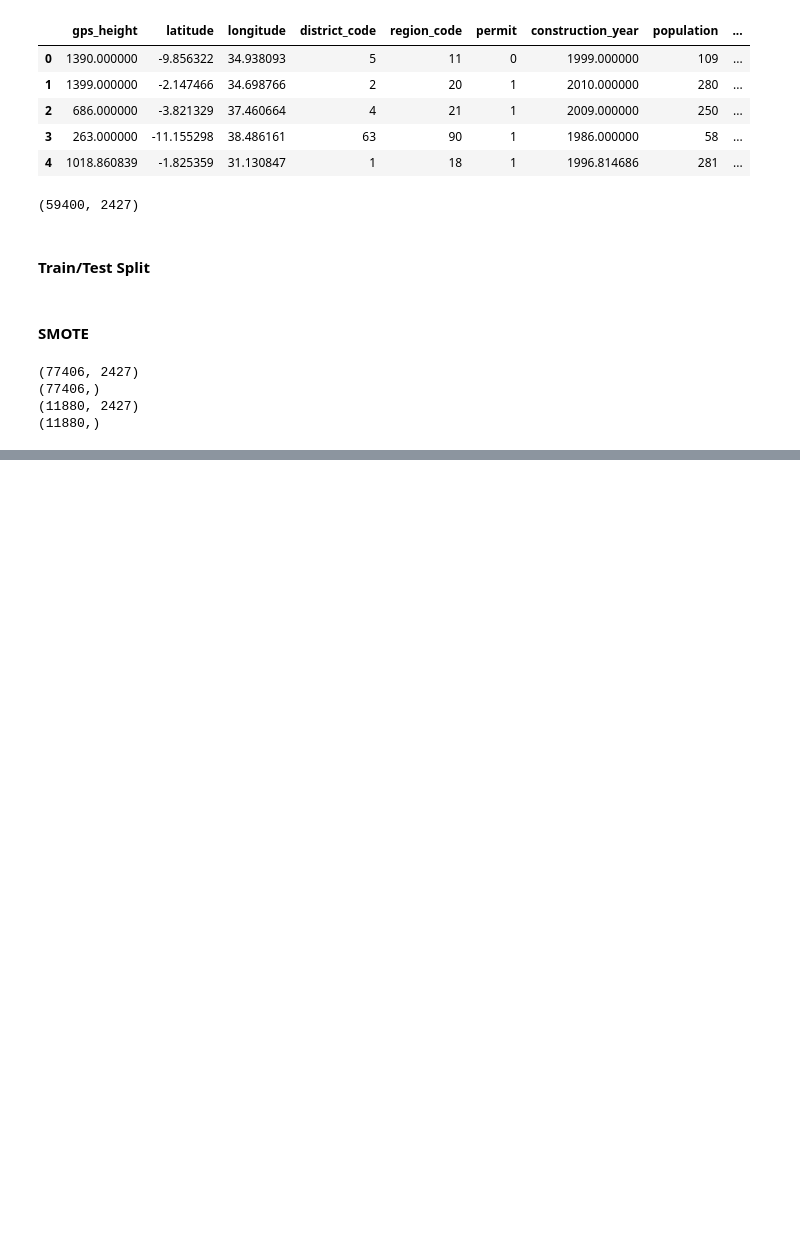
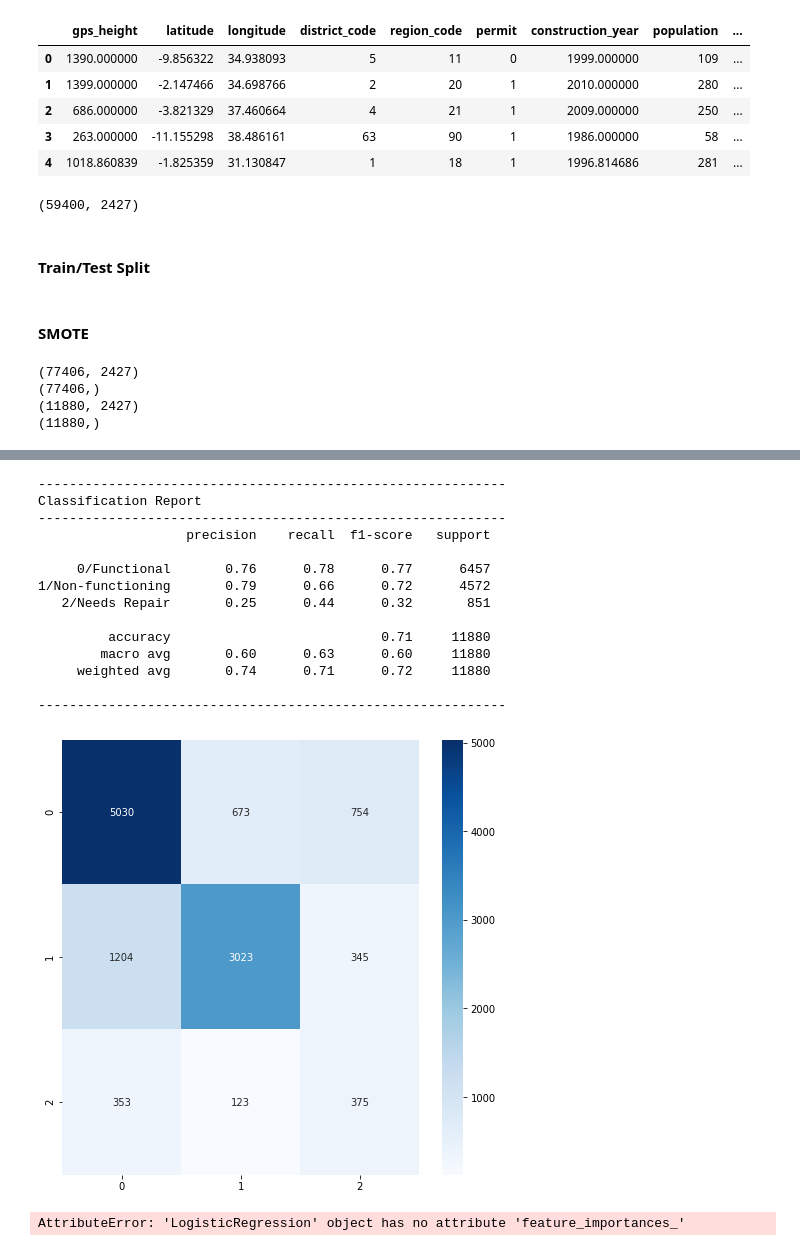
Before and after one commit to davidrtorres/Model-3-Tanzania-Water-Crisis, a Jupyter notebook: student_1_13_22.ipynb, the cells around one changed output, grey strips where cells are left out. Cells and saved outputs as stored; diff of their text form; code cells hidden in the pictures; blank space fills up the shorter version.

```diff
--- a/student_1_13_22.ipynb
+++ b/student_1_13_22.ipynb
@@ -1156,8 +1176,24 @@ logisticR = LogisticRegression(**logisticR_params)
 model = logisticR.fit(X_train_resampled, y_train_resampled)
 y_pred=model.predict(X_test)
 # %%
-class_report = eval_classification_model(X_train_resampled, X_test,
+model = eval_classification_model(X_train_resampled, X_test,
                  y_train_resampled, y_pred)
+# %% [output]
+------------------------------------------------------------
+Classification Report
+------------------------------------------------------------
+                   precision    recall  f1-score   support
+
+     0/Functional       0.76      0.78      0.77      6457
+1/Non-functioning       0.79      0.66      0.72      4572
+   2/Needs Repair       0.25      0.44      0.32       851
+
+         accuracy                           0.71     11880
+        macro avg       0.60      0.63      0.60     11880
+     weighted avg       0.74      0.71      0.72     11880
+
+------------------------------------------------------------
+[figure, added]
 # %%
 # rf_params = gscv_models.iloc[2]['best params']
 # rf = RandomForestClassifier(**rf_params)
@@ -1179,6 +1215,8 @@ indices = np.argsort(importances)
 # plt.yticks(range(len(indices)), [features[i] for i in indices])
 # plt.xlabel('Relative Importance')
 # plt.show()
+# %% [output]
+AttributeError: 'LogisticRegression' object has no attribute 'feature_importances_'
 # %%
 #NO don't use
 # param_grid = {'learning_rate': [0.075, 0.07],
```
Also changed, not shown: parts of 3 cells of this notebook.
